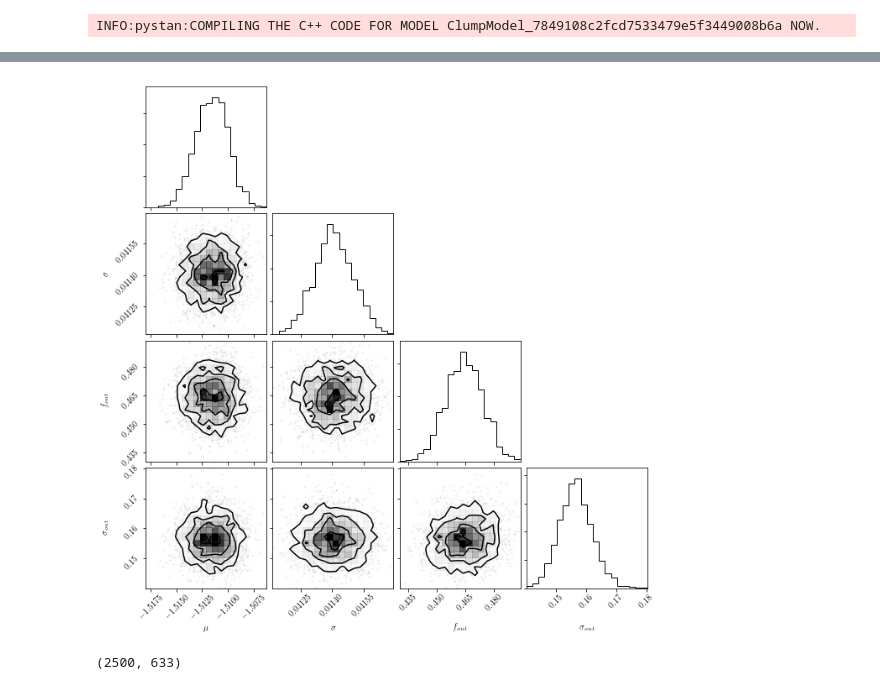
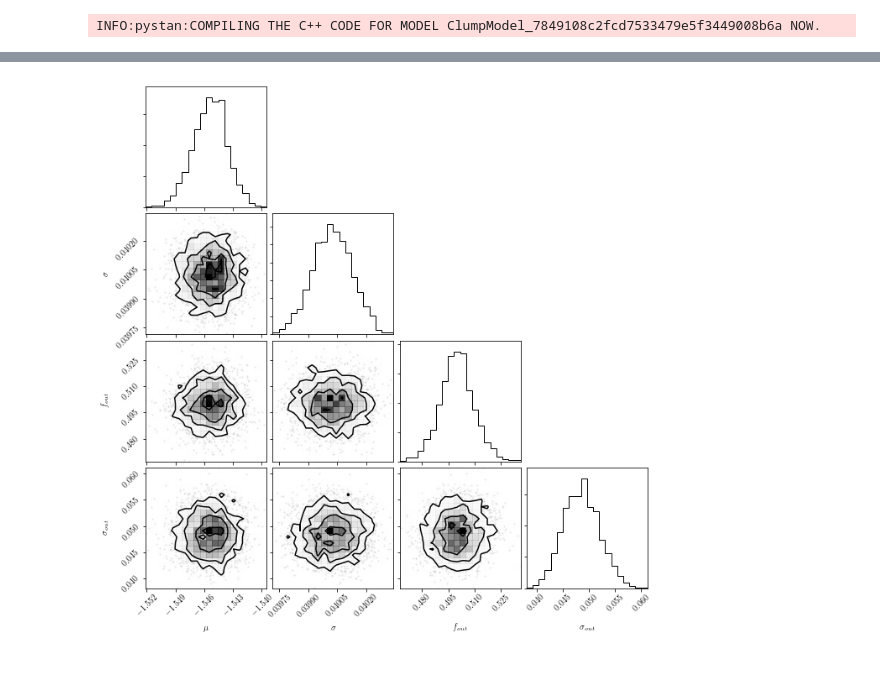
Before and after one commit to grd349/PyStanExamples, a Jupyter notebook: Oli/trilegal_mm.ipynb, the cells around one changed output, grey strips where cells are left out. Cells and saved outputs as stored; diff of their text form; code cells hidden in the pictures.

```diff
--- a/Oli/trilegal_mm.ipynb
+++ b/Oli/trilegal_mm.ipynb
@@ -39,7 +39,7 @@ sns.distplot(df.MK)
 [figure]
 # %%
 #Cut anything not directly around the clump
-df = df.loc[np.abs(df.MK + 1.55) < 0.3]
+df = df.loc[np.abs(df.MK + 1.55) < 0.1]
 sns.distplot(df.MK)
 # %% [output]
 <matplotlib.axes._subplots.AxesSubplot at 0x...>
@@ -118,13 +97,10 @@ convergence, Rhat=1).
 # %%
 trace=fit.extract()
 import corner
 chain = np.array([trace['mu'],trace['sigma'],trace['fout'],trace['sout']])
 corner.corner(chain.T,\
             labels=[r'$\mu$',r'$\sigma$',r'$f_{out}$',r'$\sigma_{out}$'])
 plt.show()
-
-trace['M_true'].shape
 # %% [output]
-[figure, old version]
+[figure, new version]
-(2500, 633)
 # %%
```
Also changed, not shown: parts of 9 cells of this notebook, 1 other file.
